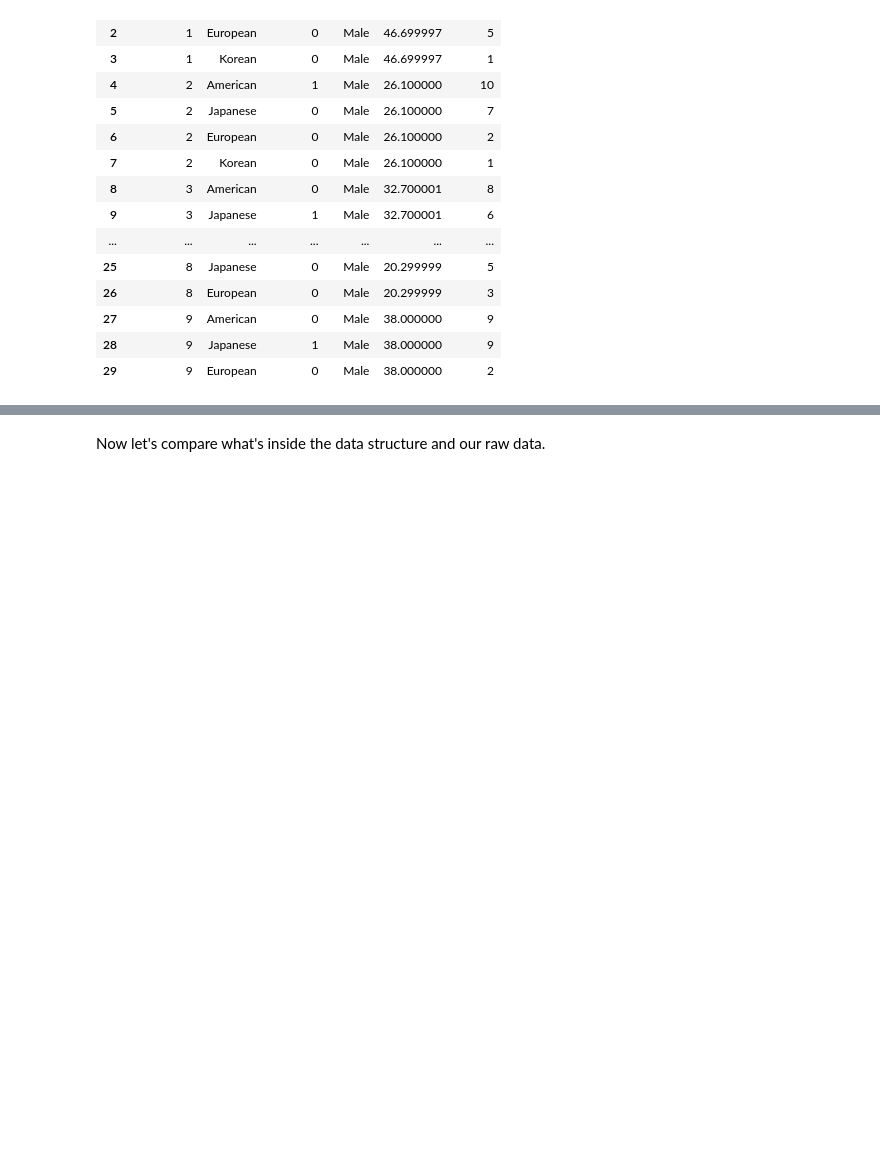
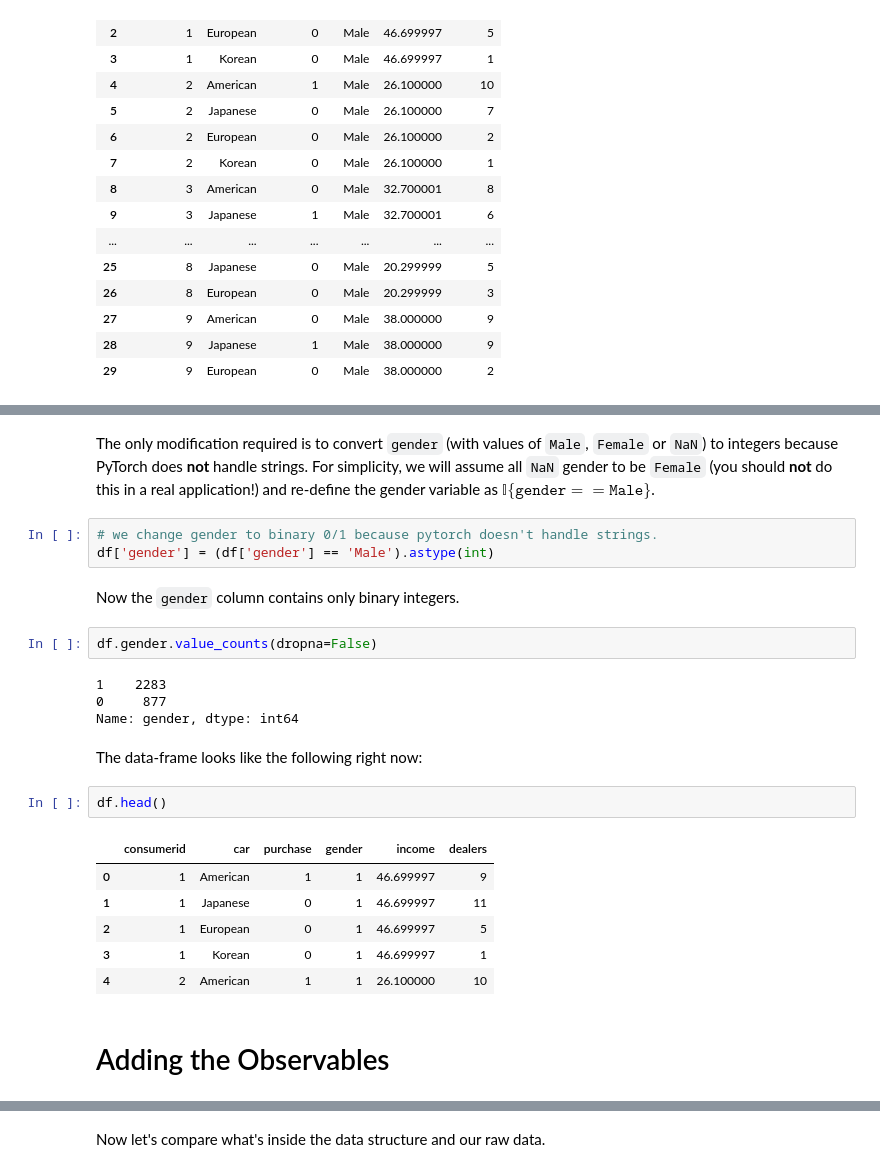
Before and after one commit to gsbDBI/torch-choice, a Jupyter notebook: tutorials/easy_data_management.ipynb, the cells around one changed output, grey strips where cells are left out. Drawn from its saved outputs; the diff is of its cells as text; blank space fills up the shorter version.

```diff
--- a/tutorials/easy_data_management.ipynb
+++ b/tutorials/easy_data_management.ipynb
@@ -267,0 +150,26 @@ ChoiceDataset(label=[], item_index=[885], user_index=[885], session_index=[885],
+# %% [markdown]
+The only modification required is to convert `gender` (with values of `Male`, `Female` or `NaN`) to integers because PyTorch does **not** handle strings. For simplicity, we will assume all `NaN` gender to be `Female` (you should **not** do this in a real application!) and re-define the gender variable as $\mathbb{I}\{\texttt{gender} == \texttt{Male}\}$.
+# %%
+# we change gender to binary 0/1 because pytorch doesn't handle strings.
+df['gender'] = (df['gender'] == 'Male').astype(int)
+# %% [markdown]
+Now the `gender` column contains only binary integers.
+# %%
+df.gender.value_counts(dropna=False)
+# %% [output]
+1    2283
+0     877
+Name: gender, dtype: int64
+# %% [markdown]
+The data-frame looks like the following right now:
+# %%
+df.head()
+# %% [output]
+|  | consumerid | car | purchase | gender | income | dealers |
+| 0 | 1 | American | 1 | 1 | 46.699997 | 9 |
+| 1 | 1 | Japanese | 0 | 1 | 46.699997 | 11 |
+| 2 | 1 | European | 0 | 1 | 46.699997 | 5 |
+| 3 | 1 | Korean | 0 | 1 | 46.699997 | 1 |
+| 4 | 2 | American | 1 | 1 | 26.100000 | 10 |
+# %% [markdown]
+# Adding the Observables
```
Also changed, not shown: parts of 68 cells of this notebook.
